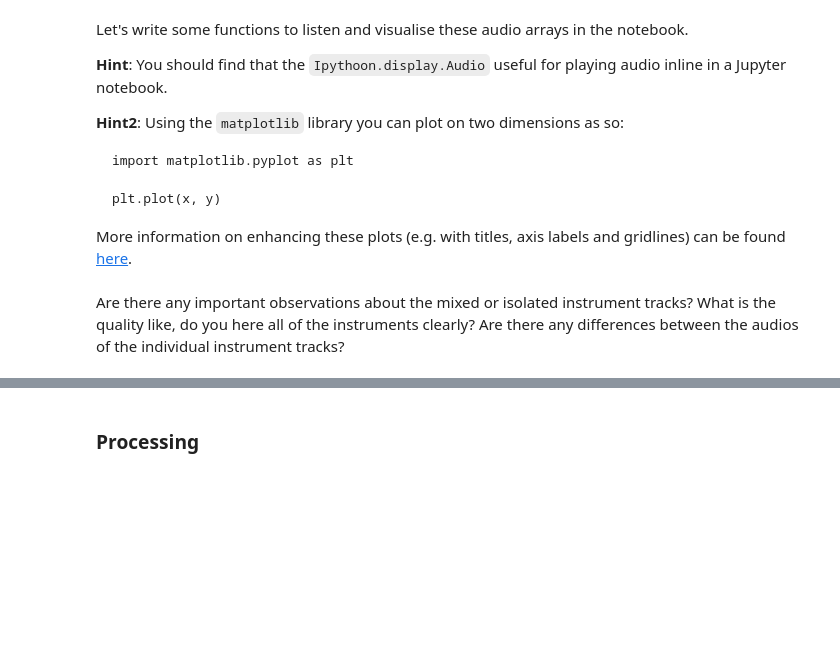
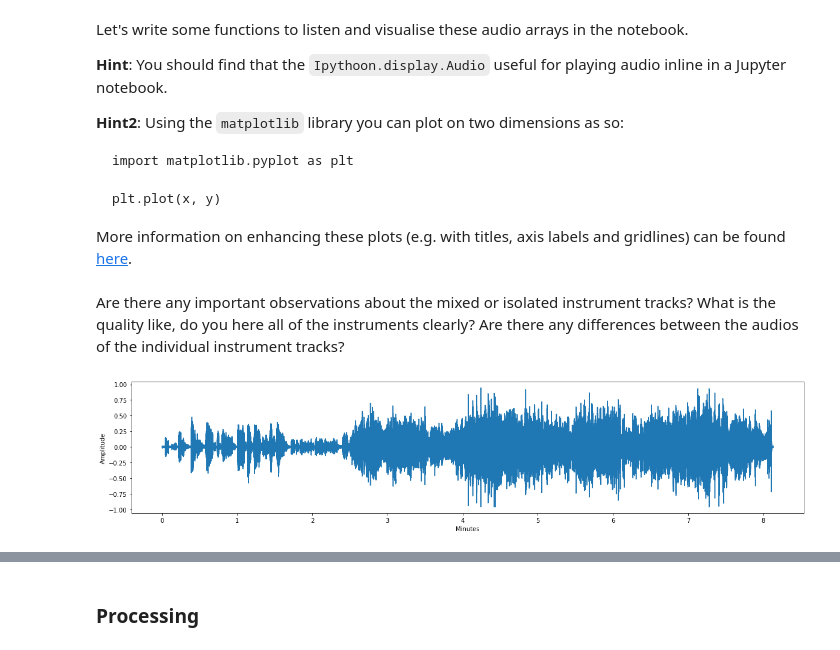
Before and after one commit to JuandeJuni/Carnatic-Instrument-Classification, a Jupyter notebook: Dataset Creation/Dataset Creation.ipynb, the cells around one changed output, grey strips where cells are left out. Cells and saved outputs as stored; diff of their text form; code cells hidden in the pictures; blank space fills up the shorter version.

Commit message:
Added plot and listening part + spleeter vocal separation

````diff
--- a/Dataset Creation/Dataset Creation.ipynb
+++ b/Dataset Creation/Dataset Creation.ipynb
@@ -119,22 +116,25 @@ def get_performer(track_id):
     """
     For <track_id>, return the performer
     """
-    performer = saraga.track(track_id).metadata["album_artists"]
+    performer = saraga.track(track_id).metadata["album_artists"][0]["name"]
     return performer
 
 def get_performance(track_id):
     """
     For <track_id>, return the performance name
     """
-    performance = saraga.track(track_id).metadata["concert"]
+    performance = saraga.track(track_id).metadata["title"]
     return performance
 
 def get_raga(track_id):
     """
     For <track_id>, return the raga name
     """
-    raga = saraga.track(track_id).metadata["raaga"]
-    return raga
+    try:
+        raga = saraga.track(track_id).metadata["raaga"][0]["name"]
+        return raga
+    except IndexError:
+        return None
 
 
 def get_tonic(track_id):
@@ -146,6 +146,17 @@ def get_tonic(track_id):
 # %% [markdown]
 How many ragas/performers/performances are available? How does that breakdown across performances for which we have multi-track recordings and those we dont?
 # %%
-# get dataset statistics
-get_performance(example_track.track_id)
+raagas=set()
+performers=set()
+performances=set()
+
+for i in saraga.load_tracks():
+    raagas.add(get_raga(i))
+    performers.add(get_performer(i))
+    performances.add(get_performance(i))
+raagas.remove(None)
+
+print("Raagas: "+str(len(raagas)))
+print("Performers: "+str(len(performers)))
+print("Performances: "+str(len(performances)))
 # %% [output]
@@ -211,17 +231,34 @@ plt.plot(x, y)
 ```
 More information on enhancing these plots (e.g. with titles, axis labels and gridlines) can be found [here](https://matplotlib.org/stable/gallery/lines_bars_and_markers/simple_plot.html).
 # %%
+import matplotlib.pyplot as plt
+from IPython.display import Audio
+
 def plot_waveform(audio_array):
     """
     Plot waveform for <audio_array> using matplotlib.pyplot
     """
-    pass
+    plt.figure().set_figwidth(20)
+    minutes = np.arange(len(audio_array))/(44100*60)
+    plt.plot(minutes,audio_array)
+    plt.xlabel('Minutes')
+    plt.ylabel('Amplitude')
+    plt.show()
+
+
 
 
 def play_audio(audio_array):
     """
     Generate audio player for <audio_array> using Ipython library
     """
-    pass
+    display(Audio(audio_array, rate=44100))
 # %% [markdown]
 Are there any important observations about the mixed or isolated instrument tracks? What is the quality like, do you here all of the instruments clearly? Are there any differences between the audios of the individual instrument tracks?
+# %%
+song = "113_Prathi_Vaaram_Vaaram"
+# %%
+# play_audio(load_mixed_audio(song))
+plot_waveform(load_mixed_audio(song))
+# %% [output]
+[figure, added]
````
Also changed, not shown: parts of 18 cells of this notebook, 9 other files.
